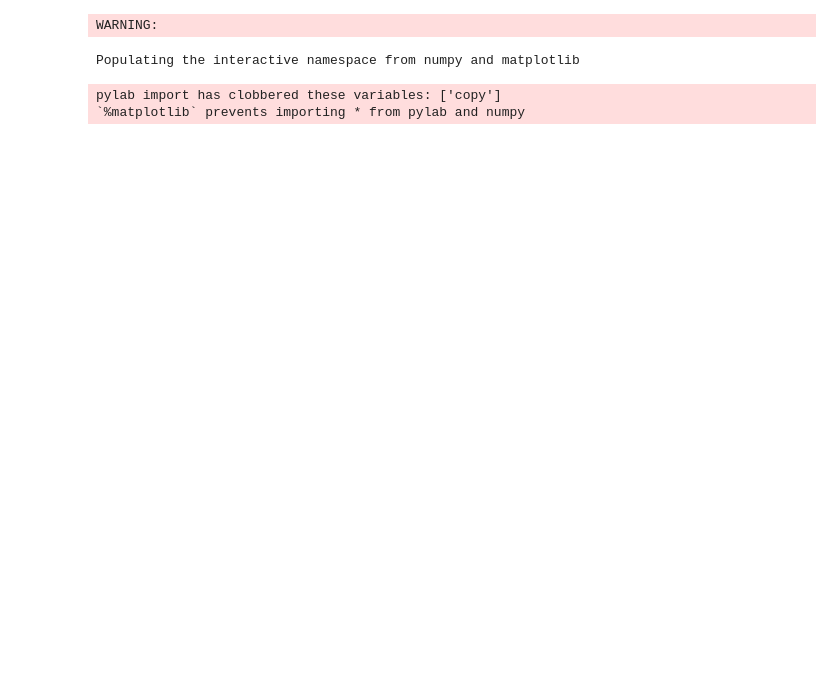
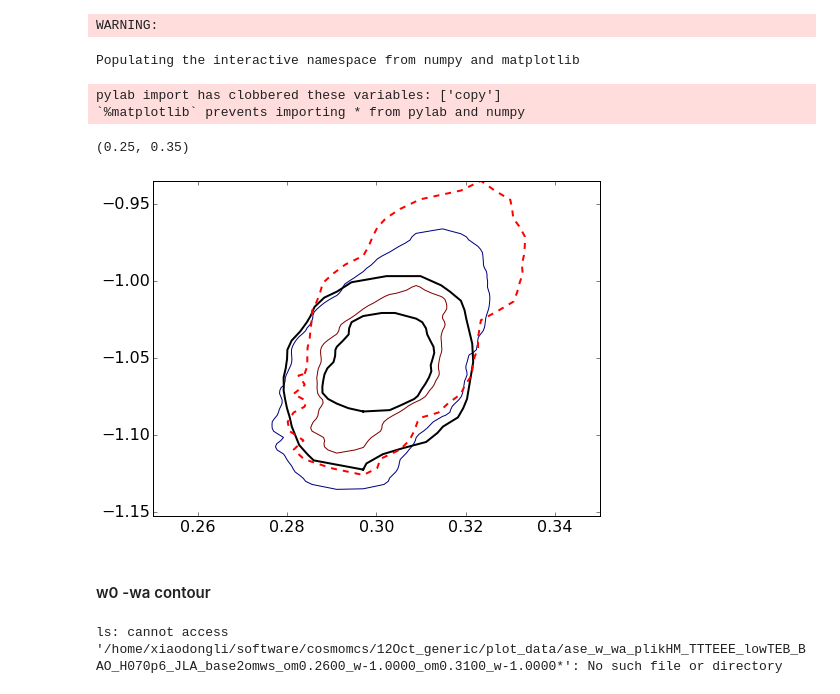
Before and after one commit to xiaodongli1986/2PCF_AP, a Jupyter notebook: TPCF_Plot_Contour.ipynb, the cells around one changed output. Drawn from its saved outputs; the diff is of its cells as text; code cells hidden in the pictures; blank space fills up the shorter version.

```diff
--- a/TPCF_Plot_Contour.ipynb
+++ b/TPCF_Plot_Contour.ipynb
@@ -8,3 +8,36 @@ WARNING:
 Populating the interactive namespace from numpy and matplotlib
 pylab import has clobbered these variables: ['copy']
 `%matplotlib` prevents importing * from pylab and numpy
+# %%
+cosmomcdir = '/home/xiaodongli/software/cosmomcs/12Oct_generic/'
+
+file1 = cosmomcdir+'plot_data/base_w_plikHM_TTTEEE_lowTEB_BAO_H070p6_JLA___6mu20to25_1mumax0.97to0.97_Ints6.0to40.0_2000covmocks.polyfitdeg3_base1omws'
+pts = np.loadtxt(file1)
+X = Xfromdata(np.loadtxt(file1+'_p1.dat'))
+Y = Xfromdata(np.loadtxt(file1+'_p3.dat'))
+cnt = np.loadtxt(file1+'_cont')
+fig, ax = figax()
+rlt = ax.contour(X,Y,pts,cnt, label='Approximate 2pCF')
+
+file2 = cosmomcdir+'/base_w_plikHM_TTTEEE_lowTEB_BAO_H070p6_JLA_Dense2_PatchyV6C_RSD_300omw.smooth.sefact.2Dcon.txt'
+contours = COSMOMC_load_contours(file2, upper_limit_of_loadin=10, upper_limit_of_loadiny=1.0)
+for XY in contours:
+    X, Y = XYfromdata(XY)
+    ax.plot(X,Y, lw=2, c='k', label='Precise 2pCF')
+
+file3 = cosmomcdir+'/base_w_plikHM_TTTEEE_lowTEB_BAO_H070p6_JLA_2D_5_39.2dcon.nosmooth.txt'
+contours = COSMOMC_load_contours(file3, upper_limit_of_loadin=10, upper_limit_of_loadiny=1.0)
+for XY in contours:
+    X, Y = XYfromdata(XY)
+    ax.plot(X,Y, lw=2, c='r', ls='--', label='no AP')
+    break
+ax.set_xlim(0.25,0.35)
+# %% [output]
+(0.25, 0.35)
+[figure, added]
+# %% [markdown]
+#### w0 -wa contour
+# %%
+!ls $file1*
+# %% [output]
+ls: cannot access '/home/xiaodongli/software/cosmomcs/12Oct_generic/plot_data/ase_w_wa_plikHM_TTTEEE_lowTEB_BAO_H070p6_JLA_base2omws_om0.2600_w-1.0000_om0.3100_w-1.0000*': No such file or directory
```
Also changed, not shown: parts of 9 cells of this notebook, 5 other files.
